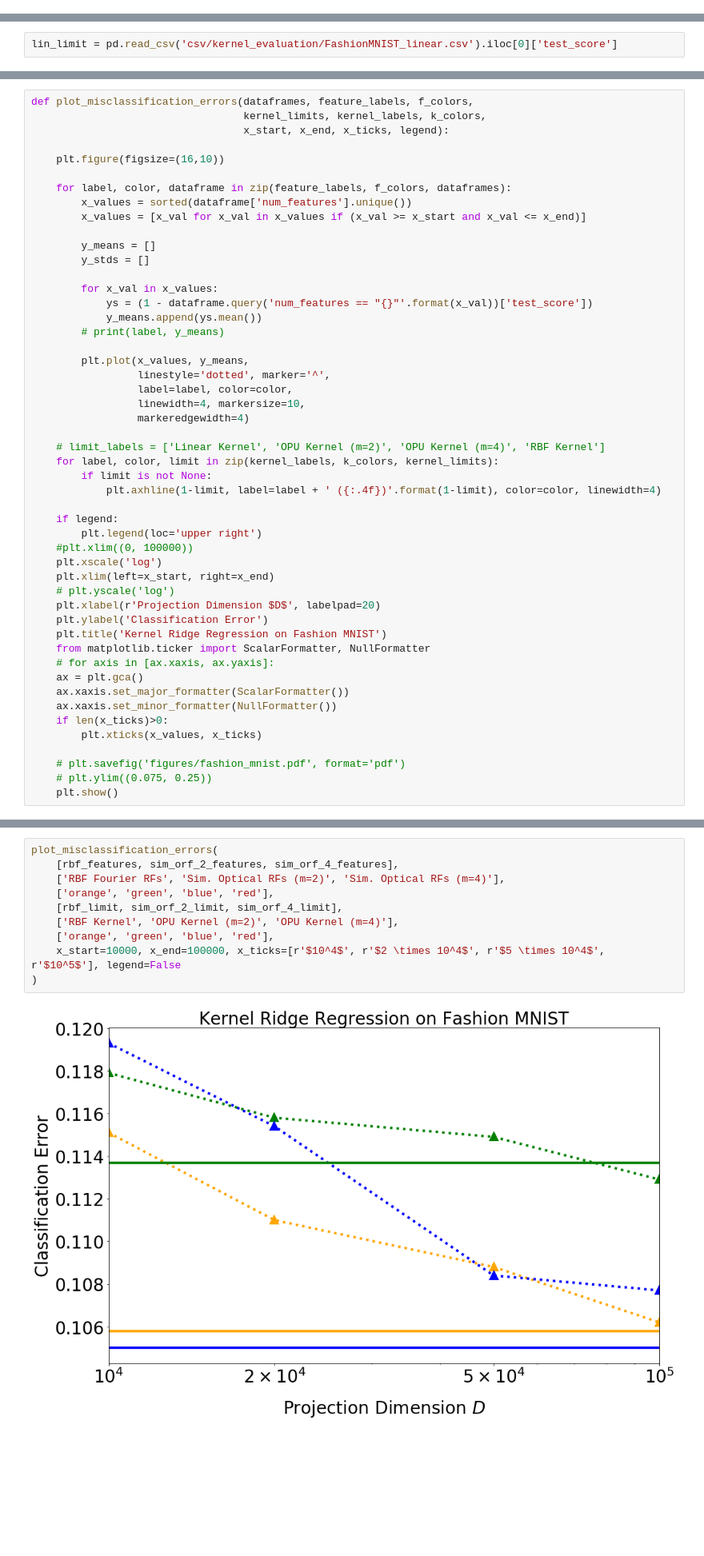
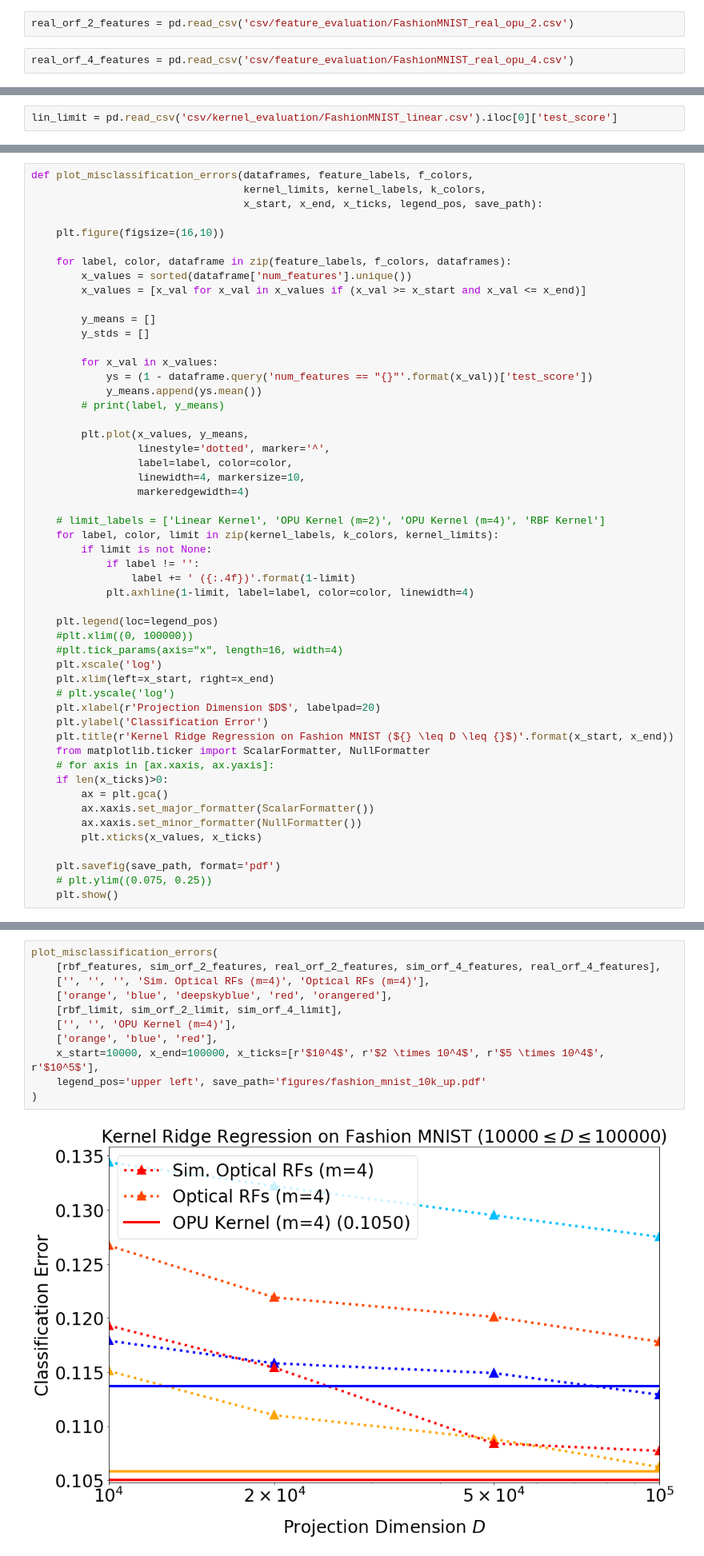
Before and after one commit to joneswack/opu-kernel-experiments, a Jupyter notebook: Plot-Fashion-MNIST.ipynb, the cells around one changed output, grey strips where cells are left out. Shown: that part at 80% size. Saved outputs shown, nothing was run; the diff lists cells and outputs as text; blank space fills up the shorter version.

Commit message:
produced plots

```diff
--- a/Plot-Fashion-MNIST.ipynb
+++ b/Plot-Fashion-MNIST.ipynb
@@ -20,6 +21,10 @@ rbf_features = pd.read_csv('csv/feature_evaluation/FashionMNIST_rbf_rff.csv')
 # %%
 sim_orf_2_features = pd.read_csv('csv/feature_evaluation/FashionMNIST_sim_opu_2.csv')
 sim_orf_4_features = pd.read_csv('csv/feature_evaluation/FashionMNIST_sim_opu_4.csv')
+# %%
+real_orf_2_features = pd.read_csv('csv/feature_evaluation/FashionMNIST_real_opu_2.csv')
+# %%
+real_orf_4_features = pd.read_csv('csv/feature_evaluation/FashionMNIST_real_opu_4.csv')
 # %%
 rbf_limit = pd.read_csv('csv/kernel_evaluation/FashionMNIST_rbf_rff.csv').iloc[0]['test_score']
 # %%
@@ -42,7 +48,7 @@ plt.rc('figure', titlesize=BIGGER_SIZE)  # fontsize of the figure title
 # %%
 def plot_misclassification_errors(dataframes, feature_labels, f_colors,
                                   kernel_limits, kernel_labels, k_colors,
-                                  x_start, x_end, x_ticks, legend):
+                                  x_start, x_end, x_ticks, legend_pos, save_path):
 
     plt.figure(figsize=(16,10))
 
@@ -67,26 +73,28 @@ def plot_misclassification_errors(dataframes, feature_labels, f_colors,
     # limit_labels = ['Linear Kernel', 'OPU Kernel (m=2)', 'OPU Kernel (m=4)', 'RBF Kernel']
     for label, color, limit in zip(kernel_labels, k_colors, kernel_limits):
         if limit is not None:
-            plt.axhline(1-limit, label=label + ' ({:.4f})'.format(1-limit), color=color, linewidth=4)
+            if label != '':
+                label += ' ({:.4f})'.format(1-limit)
+            plt.axhline(1-limit, label=label, color=color, linewidth=4)
 
-    if legend:
-        plt.legend(loc='upper right')
+    plt.legend(loc=legend_pos)
     #plt.xlim((0, 100000))
+    #plt.tick_params(axis="x", length=16, width=4)
     plt.xscale('log')
     plt.xlim(left=x_start, right=x_end)
     # plt.yscale('log')
     plt.xlabel(r'Projection Dimension $D$', labelpad=20)
     plt.ylabel('Classification Error')
-    plt.title('Kernel Ridge Regression on Fashion MNIST')
+    plt.title(r'Kernel Ridge Regression on Fashion MNIST (${} \leq D \leq {}$)'.format(x_start, x_end))
     from matplotlib.ticker import ScalarFormatter, NullFormatter
     # for axis in [ax.xaxis, ax.yaxis]:
-    ax = plt.gca()
-    ax.xaxis.set_major_formatter(ScalarFormatter())
-    ax.xaxis.set_minor_formatter(NullFormatter())
     if len(x_ticks)>0:
+        ax = plt.gca()
+        ax.xaxis.set_major_formatter(ScalarFormatter())
+        ax.xaxis.set_minor_formatter(NullFormatter())
         plt.xticks(x_values, x_ticks)
 
-    # plt.savefig('figures/fashion_mnist.pdf', format='pdf')
+    plt.savefig(save_path, format='pdf')
     # plt.ylim((0.075, 0.25))
     plt.show()
 # %%
@@ -104,12 +113,13 @@ plot_misclassification_errors(
 # %%
 plot_misclassification_errors(
-    [rbf_features, sim_orf_2_features, sim_orf_4_features],
-    ['RBF Fourier RFs', 'Sim. Optical RFs (m=2)', 'Sim. Optical RFs (m=4)'],
-    ['orange', 'green', 'blue', 'red'],
+    [rbf_features, sim_orf_2_features, real_orf_2_features, sim_orf_4_features, real_orf_4_features],
+    ['', '', '', 'Sim. Optical RFs (m=4)', 'Optical RFs (m=4)'],
+    ['orange', 'blue', 'deepskyblue', 'red', 'orangered'],
     [rbf_limit, sim_orf_2_limit, sim_orf_4_limit],
-    ['RBF Kernel', 'OPU Kernel (m=2)', 'OPU Kernel (m=4)'],
-    ['orange', 'green', 'blue', 'red'],
-    x_start=10000, x_end=100000, x_ticks=[r'$10^4$', r'$2 \times 10^4$', r'$5 \times 10^4$', r'$10^5$'], legend=False
+    ['', '', 'OPU Kernel (m=4)'],
+    ['orange', 'blue', 'red'],
+    x_start=10000, x_end=100000, x_ticks=[r'$10^4$', r'$2 \times 10^4$', r'$5 \times 10^4$', r'$10^5$'],
+    legend_pos='upper left', save_path='figures/fashion_mnist_10k_up.pdf'
 )
 # %% [output]
-[figure, old version]
+[figure, new version]
```
Also changed, not shown: parts of 3 cells of this notebook, 12 other files.
